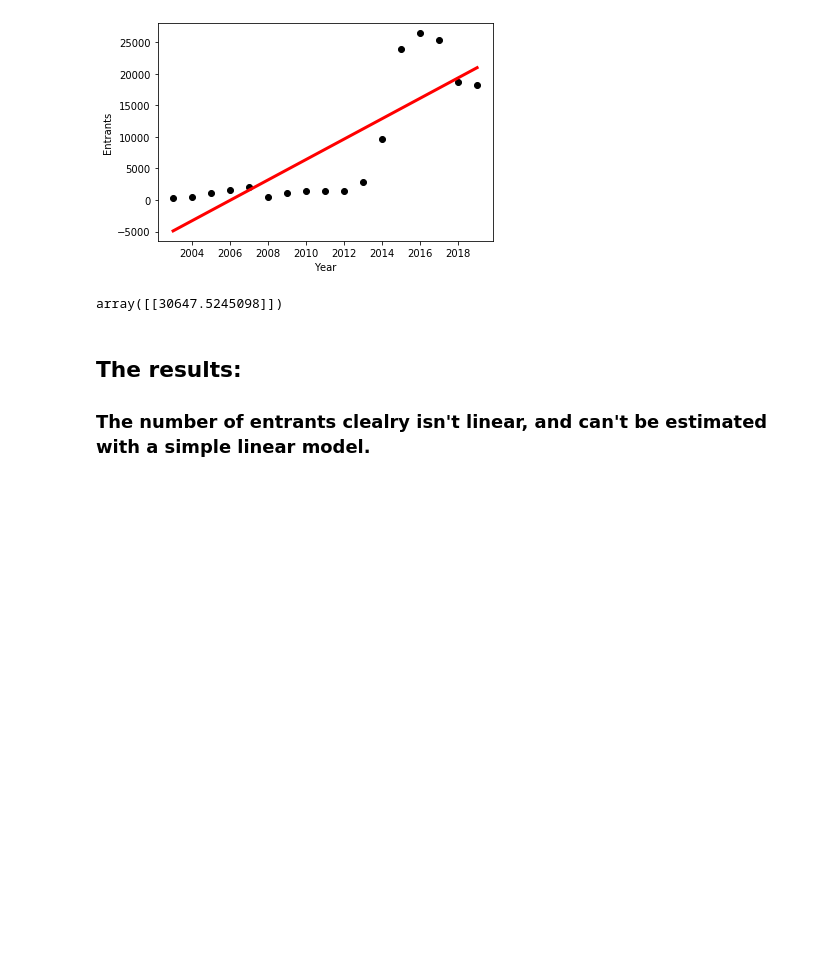
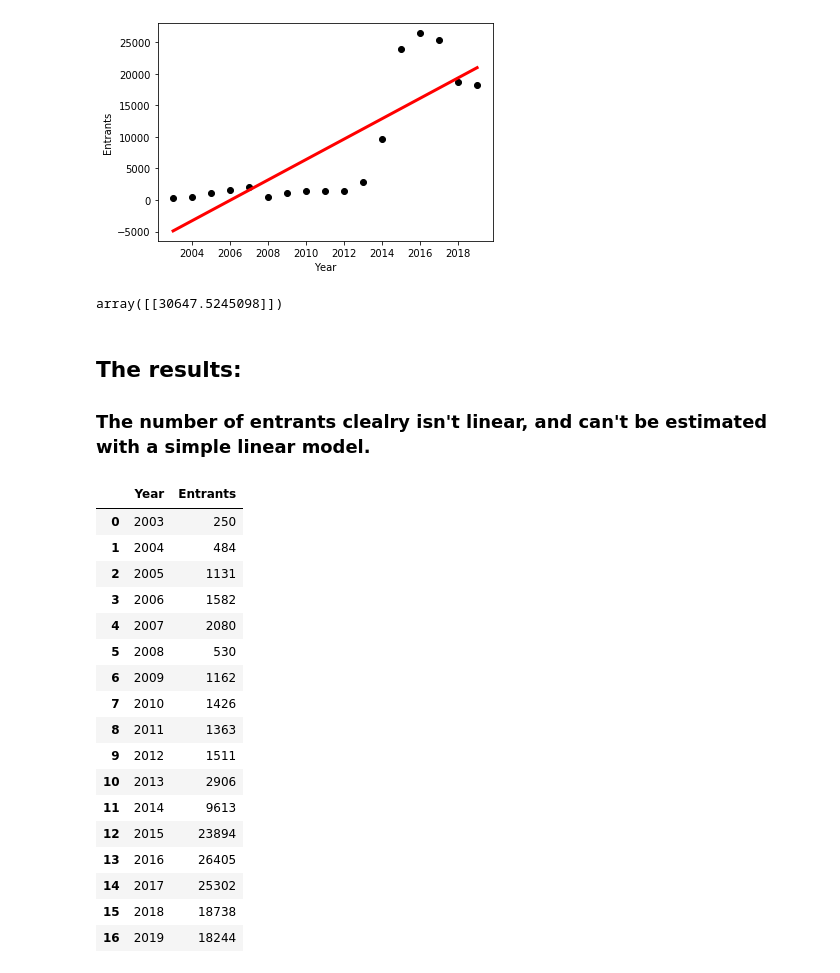
Before and after one commit to jwitt88/ssbm-data-analysis, a Jupyter notebook: event-attendance-analysis.ipynb, the cells around one changed output. Cells and saved outputs as stored; diff of their text form; code cells hidden in the pictures; blank space fills up the shorter version.

```diff
--- a/event-attendance-analysis.ipynb
+++ b/event-attendance-analysis.ipynb
@@ -185,3 +185,24 @@ array([[30647.5245098]])
 # %% [markdown]
 ## The results:
 ### The number of entrants clealry isn't linear, and can't be estimated with a simple linear model.
+# %%
+df_for_lg
+# %% [output]
+|  | Year | Entrants |
+| 0 | 2003 | 250 |
+| 1 | 2004 | 484 |
+| 2 | 2005 | 1131 |
+| 3 | 2006 | 1582 |
+| 4 | 2007 | 2080 |
+| 5 | 2008 | 530 |
+| 6 | 2009 | 1162 |
+| 7 | 2010 | 1426 |
+| 8 | 2011 | 1363 |
+| 9 | 2012 | 1511 |
+| 10 | 2013 | 2906 |
+| 11 | 2014 | 9613 |
+| 12 | 2015 | 23894 |
+| 13 | 2016 | 26405 |
+| 14 | 2017 | 25302 |
+| 15 | 2018 | 18738 |
+| 16 | 2019 | 18244 |
```
Also changed, not shown: parts of 5 cells of this notebook.
